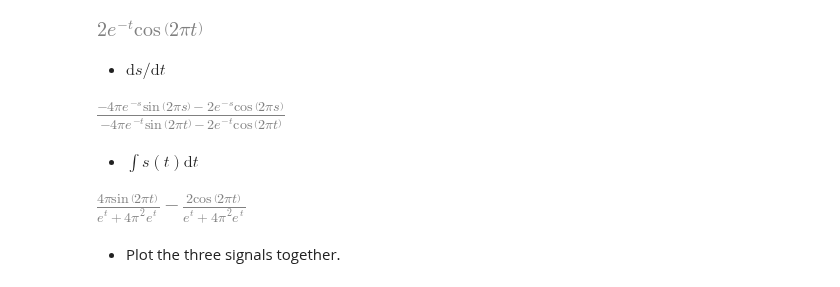
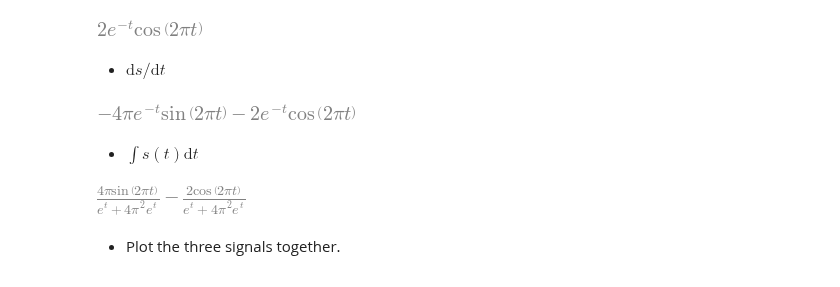
Before and after one commit to ETR11/Wireless-Communication-Systems, a Jupyter notebook: Week1/assignment_w1.ipynb, the cells around one changed output. Saved outputs shown, nothing was run; the diff lists cells and outputs as text; code cells hidden in the pictures.

```diff
--- a/Week1/assignment_w1.ipynb
+++ b/Week1/assignment_w1.ipynb
@@ -57,18 +57,18 @@ eq
 [figure]
 # %% [markdown]
 - $\mathrm{d}s/\mathrm{d}t$
-# %%
-s = sp.symbols('s')
-eq2 = 2*sp.exp(-s)*sp.cos(2*sp.pi*s)
-sp.diff(eq2, s)/sp.diff(eq, t)
-# %% [output]
-[figure, removed]
+# %%
+s_der = sp.diff(s, t)
+s_der
+# %% [output]
+[figure, added]
 # %% [markdown]
 - $\int s(t) \mathrm{d}t$
-# %%
-sp.integrate(eq, t)
-# %% [output]
-[figure, removed]
+# %%
+s_intg = sp.integrate(s, t)
+s_intg
+# %% [output]
+[figure, added]
 # %% [markdown]
 - Plot the three signals together.
 # %%
```
Also changed, not shown: parts of 4 cells of this notebook.
